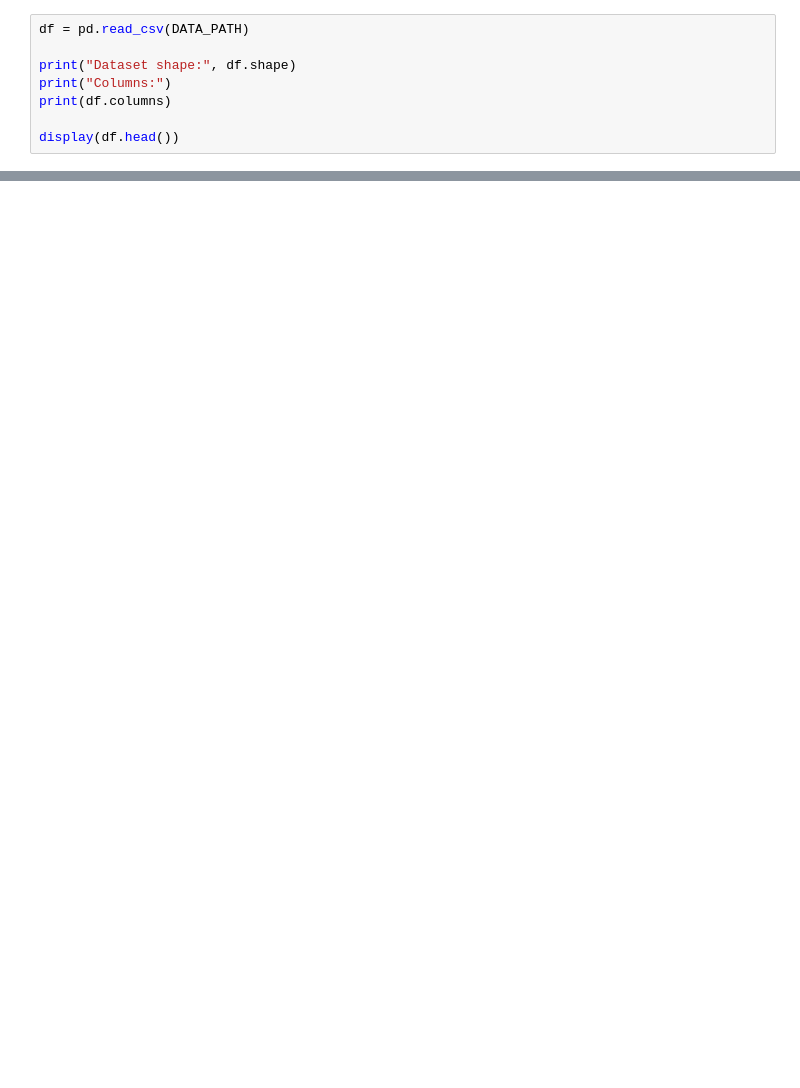
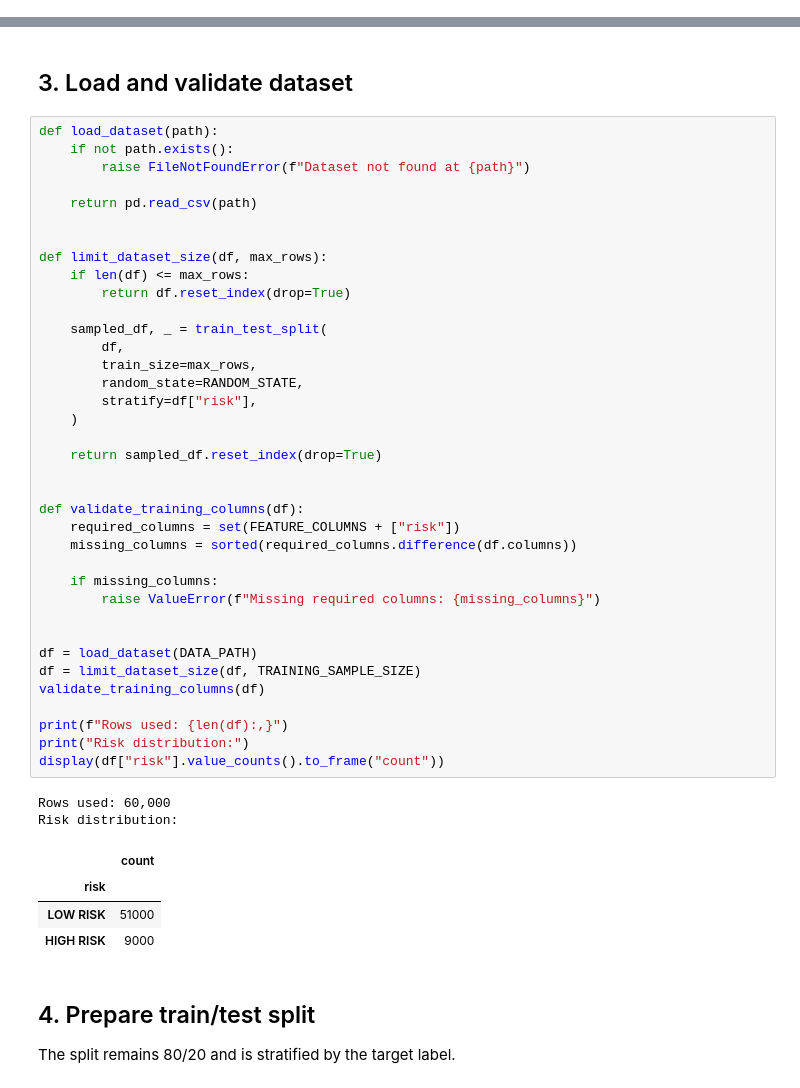
Before and after one commit to LauraSherifi/import-risk-analysis-system, a Jupyter notebook: ml/notebooks/decision_tree.ipynb, the cells around one changed output, grey strips where cells are left out. Saved outputs shown, nothing was run; the diff lists cells and outputs as text; blank space fills up the shorter version.

```diff
--- a/ml/notebooks/decision_tree.ipynb
+++ b/ml/notebooks/decision_tree.ipynb
@@ -66,8 +0,0 @@ Dataset path: C:\Users\admin\Desktop\import-risk-analysis-system\ml\data\process
-# %%
-df = pd.read_csv(DATA_PATH)
-
-print("Dataset shape:", df.shape)
-print("Columns:")
-print(df.columns)
-
-display(df.head())
@@ -552,0 +104,50 @@ Saved report: C:\Users\admin\Desktop\import-risk-analysis-system\ml\models\decis
+# %% [markdown]
+## 3. Load and validate dataset
+# %%
+def load_dataset(path):
+    if not path.exists():
+        raise FileNotFoundError(f"Dataset not found at {path}")
+
+    return pd.read_csv(path)
+
+
+def limit_dataset_size(df, max_rows):
+    if len(df) <= max_rows:
+        return df.reset_index(drop=True)
+
+    sampled_df, _ = train_test_split(
+        df,
+        train_size=max_rows,
+        random_state=RANDOM_STATE,
+        stratify=df["risk"],
+    )
+
+    return sampled_df.reset_index(drop=True)
+
+
+def validate_training_columns(df):
+    required_columns = set(FEATURE_COLUMNS + ["risk"])
+    missing_columns = sorted(required_columns.difference(df.columns))
+
+    if missing_columns:
+        raise ValueError(f"Missing required columns: {missing_columns}")
+
+
+df = load_dataset(DATA_PATH)
+df = limit_dataset_size(df, TRAINING_SAMPLE_SIZE)
+validate_training_columns(df)
+
+print(f"Rows used: {len(df):,}")
+print("Risk distribution:")
+display(df["risk"].value_counts().to_frame("count"))
+# %% [output]
+Rows used: 60,000
+Risk distribution:
+|  | count |
+| risk |  |
+| LOW RISK | 51000 |
+| HIGH RISK | 9000 |
+# %% [markdown]
+## 4. Prepare train/test split
+
+The split remains 80/20 and is stratified by the target label.
```
Also changed, not shown: parts of 43 cells of this notebook, 6 other files.
